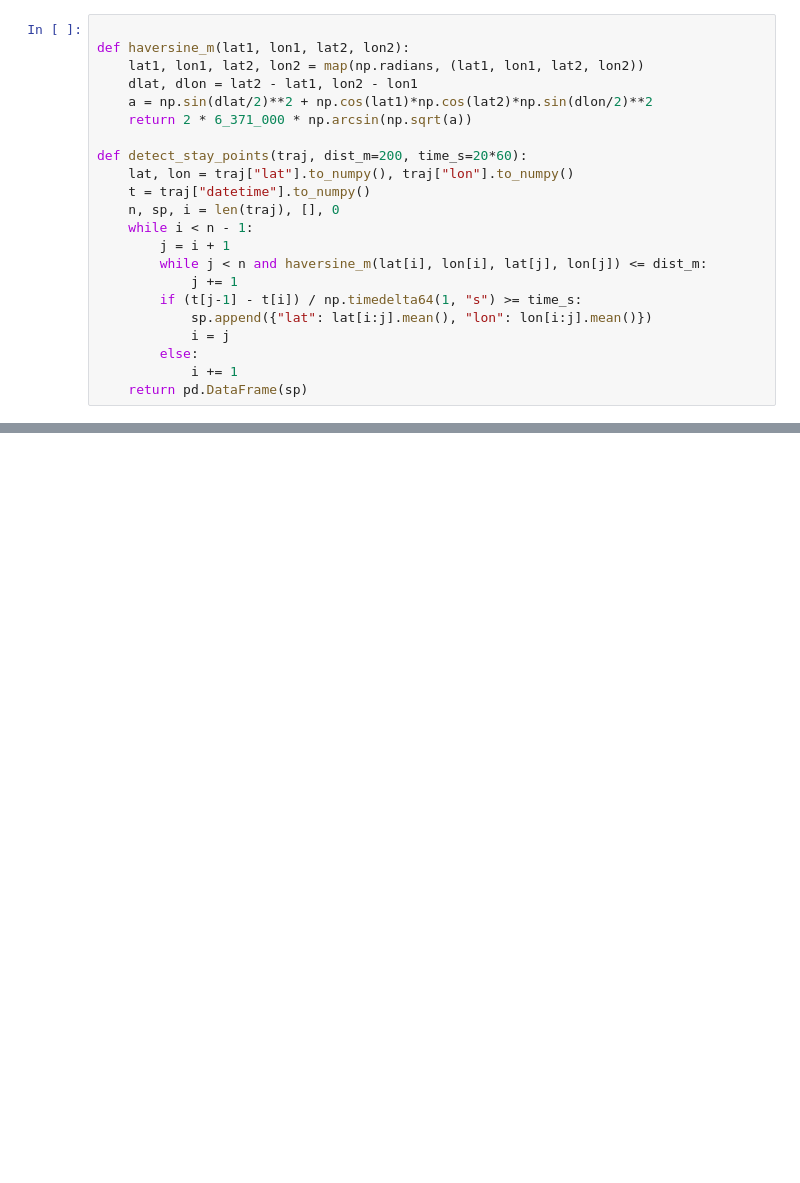
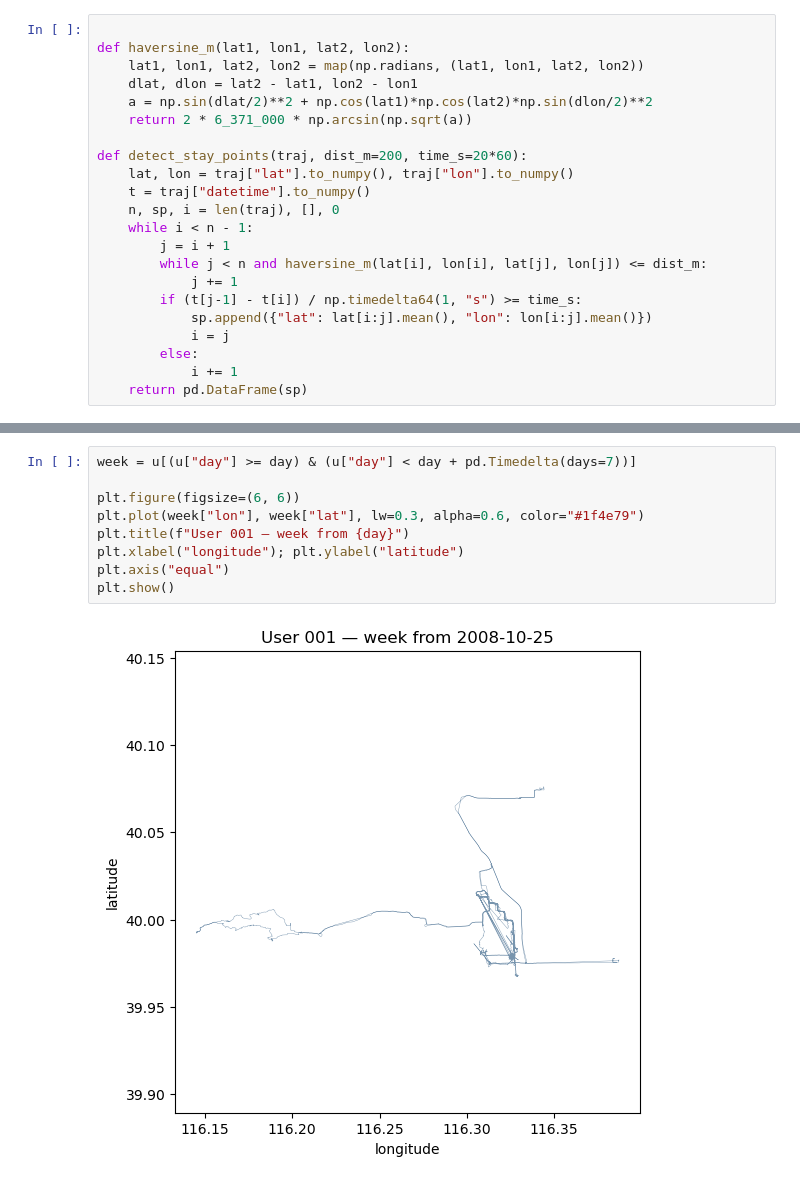
Before and after one commit to PaPeK/teaching_SoSe26_mobHumAni_exercises, a Jupyter notebook: notebooks/geolife_trajectories.ipynb, the cells around one changed output, grey strips where cells are left out. Cells and saved outputs as stored; diff of their text form; blank space fills up the shorter version.

```diff
--- a/notebooks/geolife_trajectories.ipynb
+++ b/notebooks/geolife_trajectories.ipynb
@@ -76,0 +105,11 @@ def detect_stay_points(traj, dist_m=200, time_s=20*60):
+# %%
+week = u[(u["day"] >= day) & (u["day"] < day + pd.Timedelta(days=7))]
+
+plt.figure(figsize=(6, 6))
+plt.plot(week["lon"], week["lat"], lw=0.3, alpha=0.6, color="#1f4e79")
+plt.title(f"User 001 — week from {day}")
+plt.xlabel("longitude"); plt.ylabel("latitude")
+plt.axis("equal")
+plt.show()
+# %% [output]
+[figure, added]
```
Also changed, not shown: parts of 16 cells of this notebook, 2 other files.
